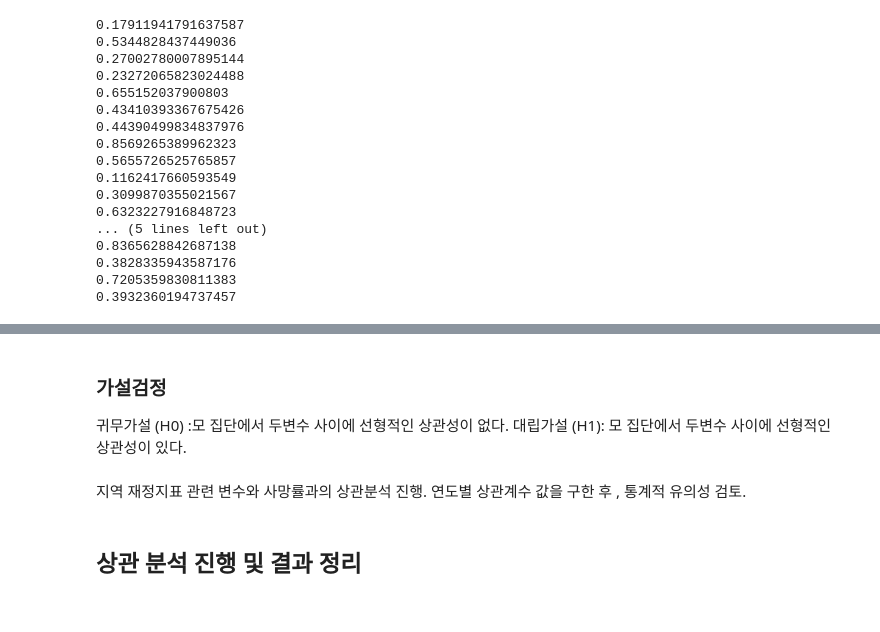
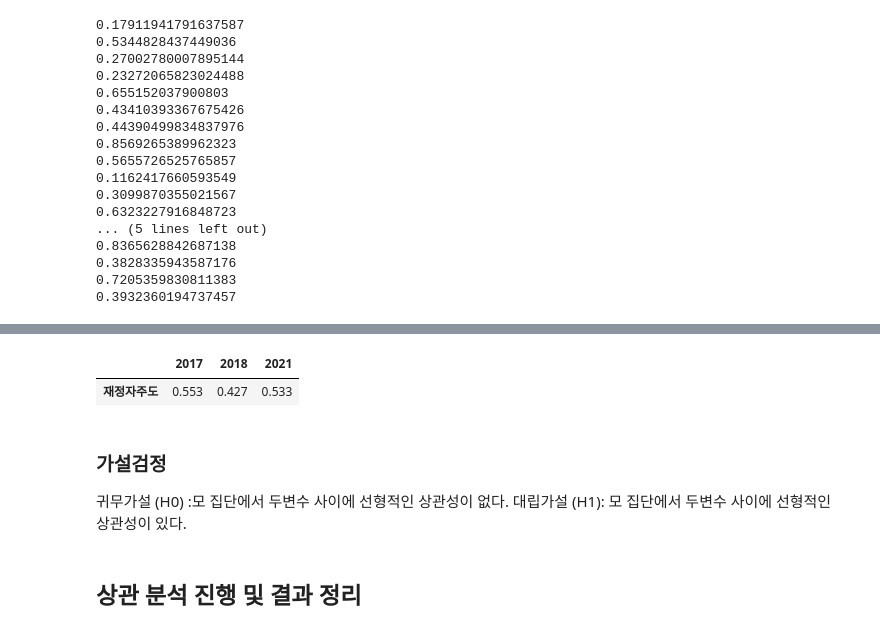
Before and after one commit to Gi-Woong/SDA-TeamProject, a Jupyter notebook: SDA_Term_Project.ipynb, the cells around one changed output, grey strips where cells are left out. Drawn from its saved outputs; the diff is of its cells as text; code cells hidden in the pictures.

```diff
--- a/SDA_Term_Project.ipynb
+++ b/SDA_Term_Project.ipynb
@@ -664,10 +674,23 @@ print(pearsonr(df_2021["조사망률"],df_2021["재정자주도"])[1])
+# %%
+# 상관계수 값 추출.
+a1 = pearsonr(df_2017["과징금"],df_2017["재정자주도"])[0]
+b1 = pearsonr(df_2018["과징금"],df_2018["재정자주도"])[0]
+c1 = pearsonr(df_2021["과징금"],df_2021["재정자주도"])[0]
+# %%
+# 2017, 2018, 2021 년도
+df_final = pd.DataFrame({"2017": [round(a1,3)],
+                         "2018": [round(b1,3)],
+                         "2021": [round(c1,3)]},
+                         index=['재정자주도'])
+df_final
+# 연도별 과징금과 재정자주도의 상관계수 데이터프레임
+# %% [output]
+|  | 2017 | 2018 | 2021 |
+| 재정자주도 | 0.553 | 0.427 | 0.533 |
 # %% [markdown]
 ### 가설검정
 귀무가설 (H0) :모 집단에서 두변수 사이에 선형적인 상관성이 없다.
 대립가설 (H1): 모 집단에서 두변수 사이에 선형적인 상관성이 있다.
-# %% [markdown]
-지역 재정지표 관련 변수와 사망률과의 상관분석 진행.
-연도별 상관계수 값을 구한 후 , 통계적 유의성 검토.
 # %% [markdown]
 ## 상관 분석 진행 및 결과 정리
 # %% [markdown]
```
Also changed, not shown: parts of 4 cells of this notebook.
